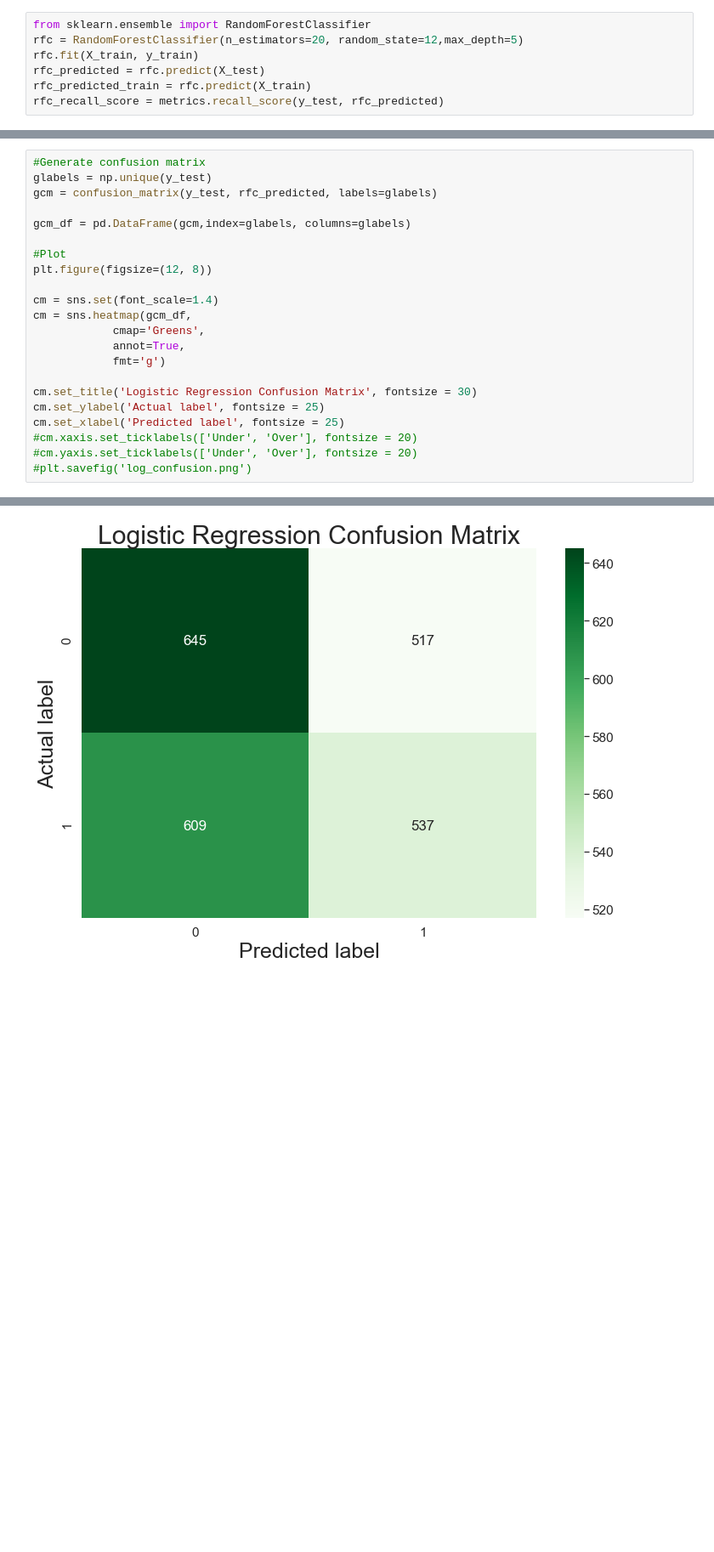
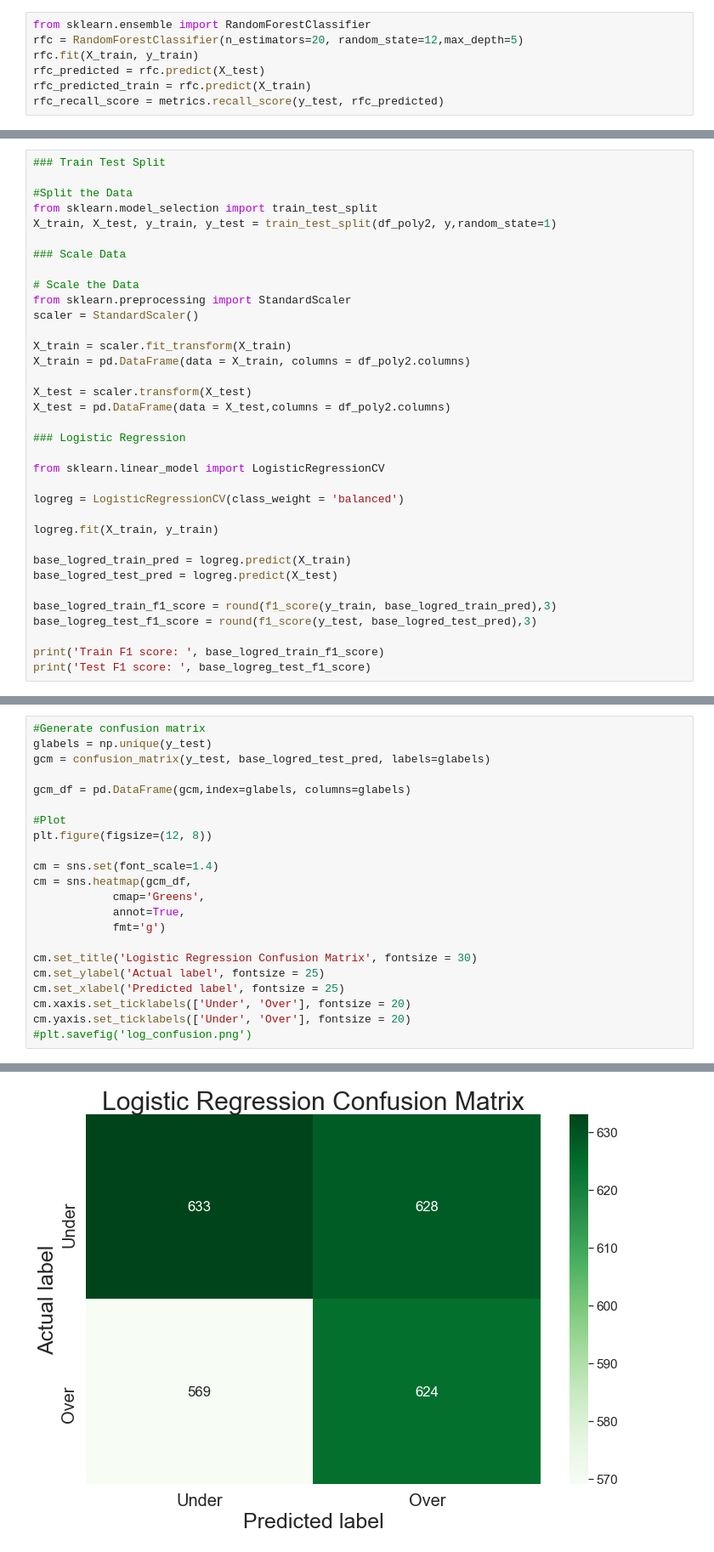
Before and after one commit to azieky/over_under_predictor, a Jupyter notebook: Modeling_Notebook.ipynb, the cells around one changed output, grey strips where cells are left out. Shown at 85% size. Drawn from its saved outputs; the diff is of its cells as text; blank space fills up the shorter version.

```diff
--- a/Modeling_Notebook.ipynb
+++ b/Modeling_Notebook.ipynb
@@ -323,0 +519,35 @@ Test F1 score:  0.488
+# %%
+### Train Test Split
+
+#Split the Data
+from sklearn.model_selection import train_test_split
+X_train, X_test, y_train, y_test = train_test_split(df_poly2, y,random_state=1)
+
+### Scale Data
+
+# Scale the Data
+from sklearn.preprocessing import StandardScaler
+scaler = StandardScaler()
+
+X_train = scaler.fit_transform(X_train)
+X_train = pd.DataFrame(data = X_train, columns = df_poly2.columns)
+
+X_test = scaler.transform(X_test)
+X_test = pd.DataFrame(data = X_test,columns = df_poly2.columns)
+
+### Logistic Regression
+
+from sklearn.linear_model import LogisticRegressionCV
+
+logreg = LogisticRegressionCV(class_weight = 'balanced')
+
+logreg.fit(X_train, y_train)
+
+base_logred_train_pred = logreg.predict(X_train)
+base_logred_test_pred = logreg.predict(X_test)
+
+base_logred_train_f1_score = round(f1_score(y_train, base_logred_train_pred),3)
+base_logreg_test_f1_score = round(f1_score(y_test, base_logred_test_pred),3)
+
+print('Train F1 score: ', base_logred_train_f1_score)
+print('Test F1 score: ', base_logreg_test_f1_score)
@@ -324,7 +581,7 @@ Test F1 score:  0.488
 # %%
 #Generate confusion matrix
 glabels = np.unique(y_test)
-gcm = confusion_matrix(y_test, rfc_predicted, labels=glabels)
+gcm = confusion_matrix(y_test, base_logred_test_pred, labels=glabels)
 
 gcm_df = pd.DataFrame(gcm,index=glabels, columns=glabels)
 
@@ -340,7 +597,7 @@ cm = sns.heatmap(gcm_df,
 cm.set_title('Logistic Regression Confusion Matrix', fontsize = 30)
 cm.set_ylabel('Actual label', fontsize = 25)
 cm.set_xlabel('Predicted label', fontsize = 25)
-#cm.xaxis.set_ticklabels(['Under', 'Over'], fontsize = 20)
-#cm.yaxis.set_ticklabels(['Under', 'Over'], fontsize = 20)
+cm.xaxis.set_ticklabels(['Under', 'Over'], fontsize = 20)
+cm.yaxis.set_ticklabels(['Under', 'Over'], fontsize = 20)
 #plt.savefig('log_confusion.png')
 # %% [output]
@@ -348,2 +605,2 @@ Text(0.5, 44.5, 'Predicted label')
-[figure, old version]
+[figure, new version]
 # %%
```
Also changed, not shown: parts of 57 cells of this notebook, 8 other files.
